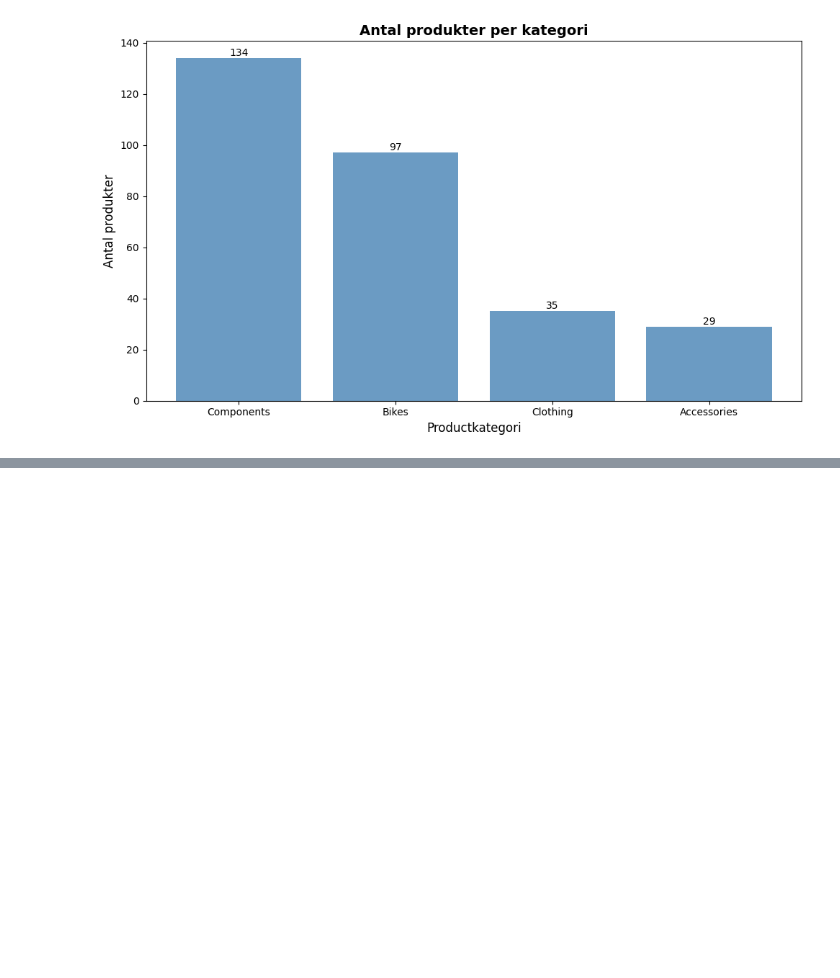
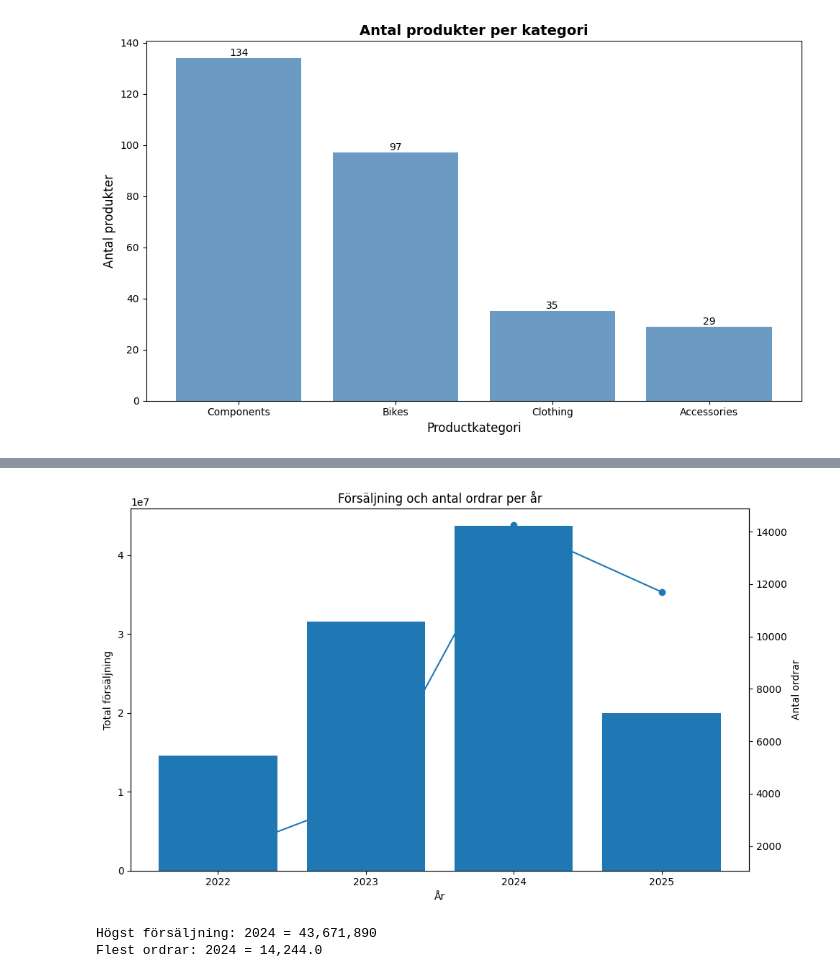
Before and after one commit to gia-w-chai/AdventureWorks2025, a Jupyter notebook: notebooks/analys.ipynb, the cells around one changed output, grey strips where cells are left out. Saved outputs shown, nothing was run; the diff lists cells and outputs as text; code cells hidden in the pictures; blank space fills up the shorter version.

```diff
--- a/notebooks/analys.ipynb
+++ b/notebooks/analys.ipynb
@@ -102,0 +274,12 @@ Och att accessoarerkan vara ett utvecklingsområde.
+# %%
+query_vis4 = """
+SELECT
+    YEAR(OrderDate) AS OrderYear,
+    SUM(SubTotal) AS TotalSales,
+    COUNT(SalesOrderID) AS OrderCount
+FROM Sales.SalesOrderHeader
+GROUP BY YEAR(OrderDate)
+ORDER BY OrderYear;
+"""
+df_vis4 = query_df(query_vis4)
+df_vis4
@@ -102,0 +292,26 @@ Och att accessoarerkan vara ett utvecklingsområde.
+# %%
+fig, ax1 = plt.subplots(figsize=(10,6))
+
+x = df_vis4["OrderYear"].astype(str)
+ax1.bar(x, df_vis4["TotalSales"])
+ax1.set_title("Försäljning och antal ordrar per år")
+ax1.set_xlabel("År")
+ax1.set_ylabel("Total försäljning")
+
+ax2 = ax1.twinx()
+ax2.plot(x, df_vis4["OrderCount"], marker="o")
+ax2.set_ylabel("Antal ordrar")
+
+plt.tight_layout()
+plt.show()
+# %% [output]
+[figure, added]
+# %%
+max_sales = df_vis4.loc[df_vis4["TotalSales"].idxmax()]
+max_orders = df_vis4.loc[df_vis4["OrderCount"].idxmax()]
+
+print("Högst försäljning:", int(max_sales["OrderYear"]), f"= {max_sales['TotalSales']:,.0f}")
+print("Flest ordrar:", int(max_orders["OrderYear"]), f"= {max_orders['OrderCount']:,}")
+# %% [output]
+Högst försäljning: 2024 = 43,671,890
+Flest ordrar: 2024 = 14,244.0
```
Also changed, not shown: parts of 16 cells of this notebook, 3 other files.
